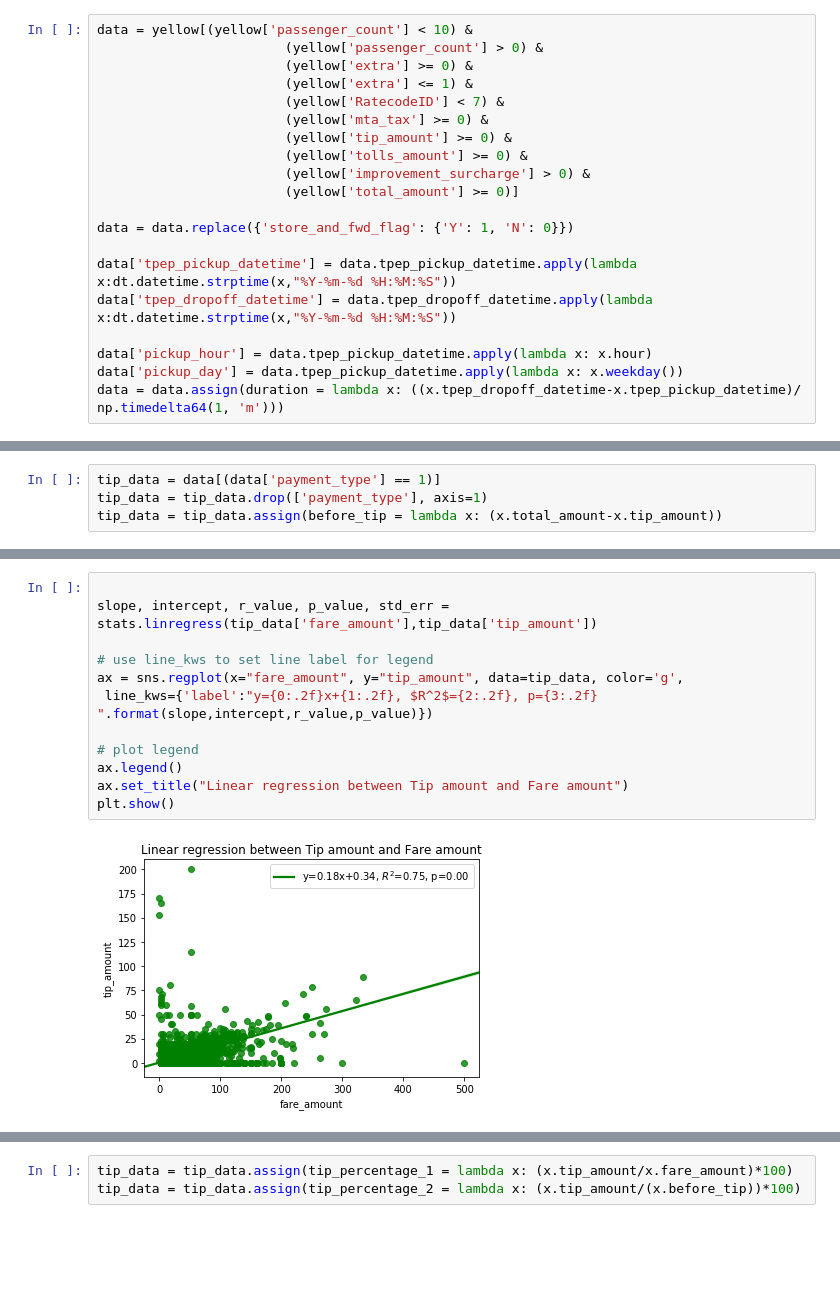
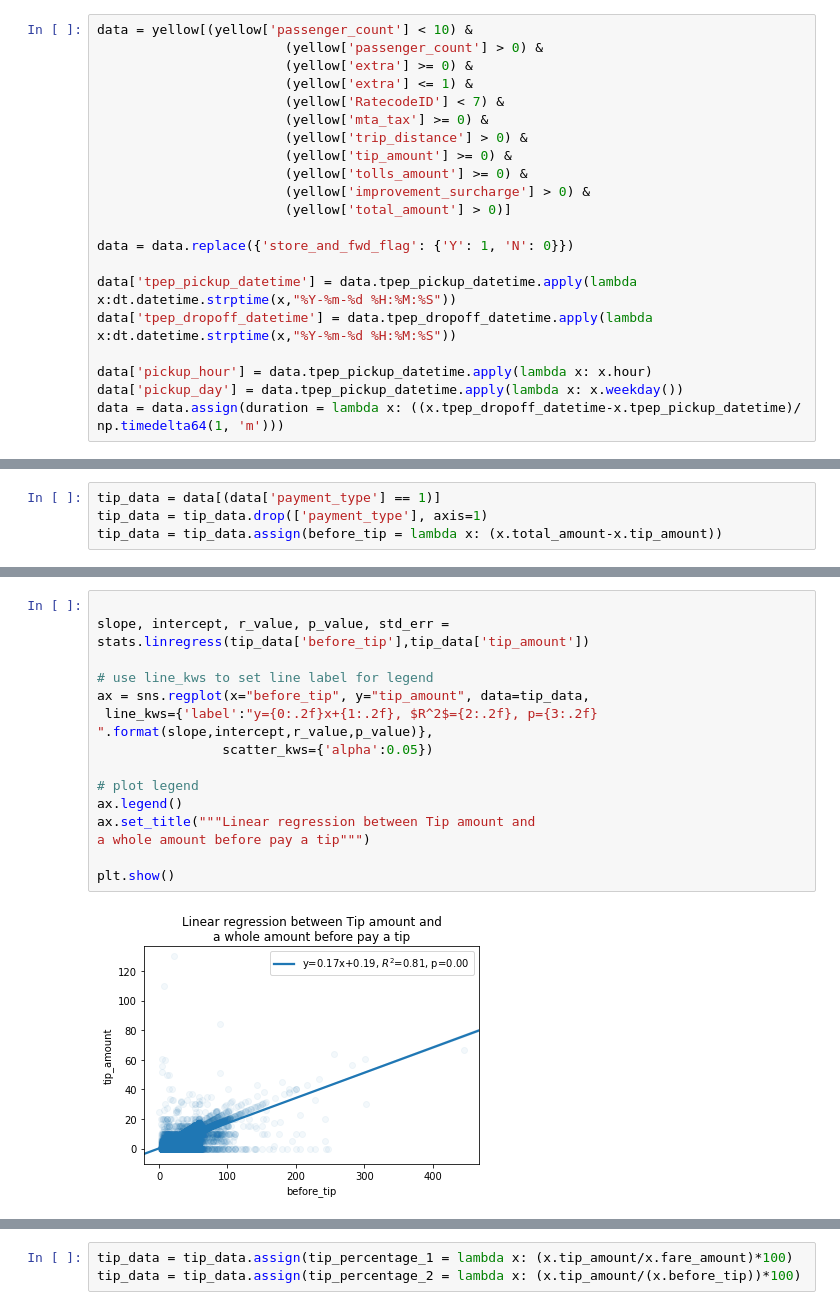
Before and after one commit to pinguino-lim/Taxi_NY, a Jupyter notebook: data/NY yellow cap.ipynb, the cells around one changed output, grey strips where cells are left out. Cells and saved outputs as stored; diff of their text form; blank space fills up the shorter version.

```diff
--- a/data/NY yellow cap.ipynb
+++ b/data/NY yellow cap.ipynb
@@ -102,10 +102,11 @@ data = yellow[(yellow['passenger_count'] < 10) &
                         (yellow['extra'] <= 1) &
                         (yellow['RatecodeID'] < 7) &
                         (yellow['mta_tax'] >= 0) &
+                        (yellow['trip_distance'] > 0) &
                         (yellow['tip_amount'] >= 0) &
                         (yellow['tolls_amount'] >= 0) &
                         (yellow['improvement_surcharge'] > 0) &
-                        (yellow['total_amount'] >= 0)]
+                        (yellow['total_amount'] > 0)]
 
 data = data.replace({'store_and_fwd_flag': {'Y': 1, 'N': 0}})
 
@@ -188,14 +201,17 @@ plt.show()
 # %%
 
-slope, intercept, r_value, p_value, std_err = stats.linregress(tip_data['fare_amount'],tip_data['tip_amount'])
+slope, intercept, r_value, p_value, std_err = stats.linregress(tip_data['before_tip'],tip_data['tip_amount'])
 
 # use line_kws to set line label for legend
-ax = sns.regplot(x="fare_amount", y="tip_amount", data=tip_data, color='g',
- line_kws={'label':"y={0:.2f}x+{1:.2f}, $R^2$={2:.2f}, p={3:.2f} ".format(slope,intercept,r_value,p_value)})
+ax = sns.regplot(x="before_tip", y="tip_amount", data=tip_data,
+ line_kws={'label':"y={0:.2f}x+{1:.2f}, $R^2$={2:.2f}, p={3:.2f} ".format(slope,intercept,r_value,p_value)},
+                scatter_kws={'alpha':0.05})
 
 # plot legend
 ax.legend()
-ax.set_title("Linear regression between Tip amount and Fare amount")
+ax.set_title("""Linear regression between Tip amount and
+a whole amount before pay a tip""")
+
 plt.show()
 # %% [output]
-[figure, old version]
+[figure, new version]
```
Also changed, not shown: parts of 19 cells of this notebook.
